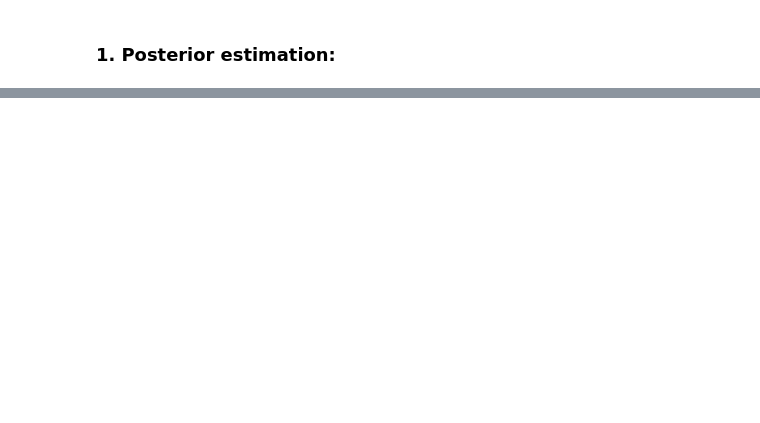
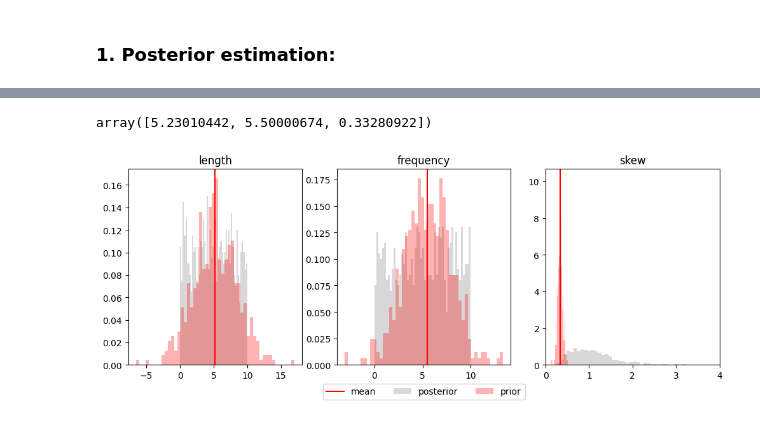
Before and after one commit to alexeykosh/2023-slovotvir-reuse-analysis, a Jupyter notebook: src/inference.ipynb, the cells around one changed output, grey strips where cells are left out. Saved outputs shown, nothing was run; the diff lists cells and outputs as text; code cells hidden in the pictures; blank space fills up the shorter version.

```diff
--- a/src/inference.ipynb
+++ b/src/inference.ipynb
@@ -139,7 +150,7 @@ with open('../data/true_likes.pkl', 'rb') as f:
     true_likes = pickle.load(f)
 # %%
 # Format data into a 3D array of shape (1, n_time_steps, 1) and perform log transform
-obs_data = np.log1p(summary_func(true_likes))[np.newaxis, :, np.newaxis].astype(np.float32)
+obs_data = np.log1p(np.histogram(true_likes, bins=100)[0])[np.newaxis, :, np.newaxis].astype(np.float32)
 # %%
 # Obtain 500 posterior draws given real data
 post_samples = amortizer.sample({"summary_conditions": obs_data}, 500)
@@ -156,0 +176,35 @@ f = diag.plot_posterior_2d(post_samples, prior=prior)
+# %%
+post_samples.mean(axis=0)
+# %% [output]
+array([5.23010442, 5.50000674, 0.33280922])
+# %%
+fig, axs = plt.subplots(1, 3, figsize=(12, 4))
+axs[0].hist(np.random.uniform(0, 10, 1000), bins=50, alpha=0.3, color='grey', density=True)
+axs[1].hist(np.random.uniform(0, 10, 1000), bins=50, alpha=0.3, color='grey', density=True)
+axs[2].hist(np.random.lognormal(0, sigma=0.5, size=1000), bins=50, alpha=0.3, color='grey', density=True)
+
+# Plot posteriors
+axs[0].hist(post_samples[:, 0], bins=50, alpha=0.3, color='red', density=True)
+axs[1].hist(post_samples[:, 1], bins=50, alpha=0.3, color='red', density=True)
+axs[2].hist(post_samples[:, 2], bins=50, alpha=0.3, color='red', density=True)
+
+# plot posterior means
+axs[0].axvline(post_samples[:, 0].mean(), color='red')
+axs[1].axvline(post_samples[:, 1].mean(), color='red')
+axs[2].axvline(post_samples[:, 2].mean(), color='red')
+
+# Set xlim for [2] to 0, 4
+axs[2].set_xlim(0, 4)
+
+# Set titles
+axs[0].set_title('length')
+axs[1].set_title('frequency')
+axs[2].set_title('skew')
+
+# Add legend below the subplots
+plt.legend(['mean', 'posterior', 'prior'], bbox_to_anchor=(-0.7, -0.2), loc='lower center', ncol=3)
+
+# Show the plot
+plt.show()
+# %% [output]
+[figure, added]
```
Also changed, not shown: parts of 14 cells of this notebook, 2 other files.
